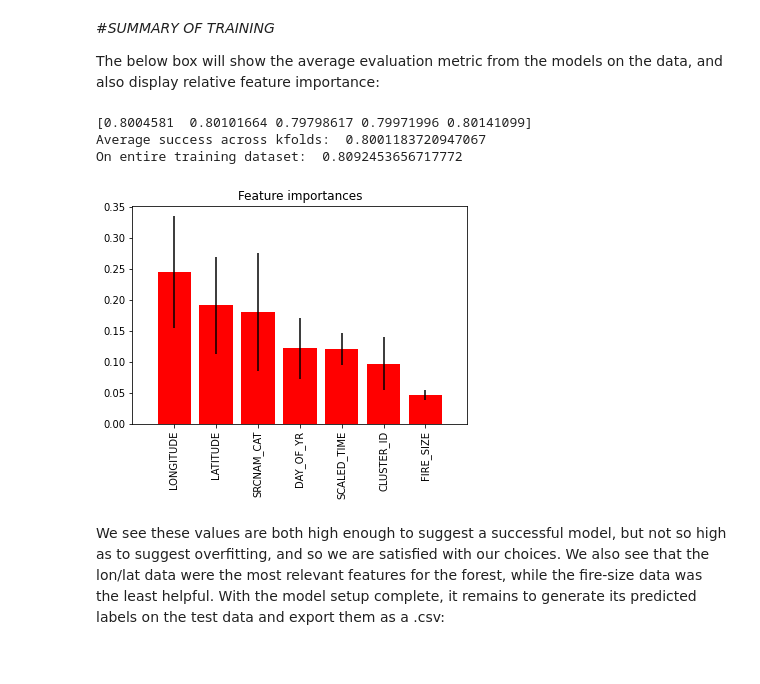
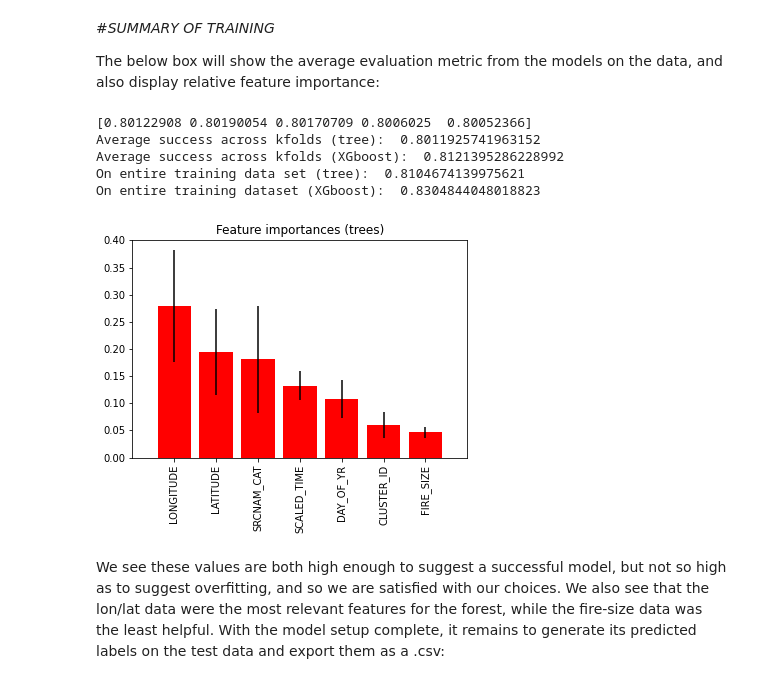
Before and after one commit to kimtaeho07/CS155-MP1, a Jupyter notebook: CS155Miniproject_Colab_DEMO.ipynb, the cells around one changed output. Cells and saved outputs as stored; diff of their text form; code cells hidden in the pictures.

Commit message:
Updated demo to include xgboost

```diff
--- a/CS155Miniproject_Colab_DEMO.ipynb
+++ b/CS155Miniproject_Colab_DEMO.ipynb
@@ -279,28 +297,34 @@ With the training of the models complete, we can look to:
 The below box will show the average evaluation metric from the models on the data, and also display relative feature importance:
 # %%
 #Summarize training statistics
-print(results)
-print("Average success across kfolds: ", np.average(results))
-print("On entire training dataset: ", evalmetric(input_data['LABEL'].values, clf.predict_proba(input), multi_class = "ovr"))
+print(results_tree)
+print("Average success across kfolds (tree): ", np.average(results_tree))
+print("Average success across kfolds (XGboost): ", np.average(results_xg))
+print("On entire training data set (tree): ", evalmetric(input_data['LABEL'].values,
+                                                        clf_tree.predict_proba(input), multi_class = "ovr"))
+print("On entire training dataset (XGboost): ", evalmetric(input_data['LABEL'].values,
+                                                 clf_xg.predict_proba(input), multi_class = "ovr"))
 
 
 #Plot tree feature importance
-importances = clf.feature_importances_
-std = np.std([tree.feature_importances_ for tree in clf.estimators_],
+importances_tree = clf_tree.feature_importances_
+std = np.std([tree.feature_importances_ for tree in clf_tree.estimators_],
              axis=0)
-indices = np.argsort(importances)[::-1]
+indices = np.argsort(importances_tree)[::-1]
 plt.figure()
-plt.title("Feature importances")
-plt.bar(input.columns[indices], importances[indices],
+plt.title("Feature importances (trees)")
+plt.bar(input.columns[indices], importances_tree[indices],
         color="r", yerr=std[indices], align="center")
 plt.xticks(input.columns[indices], rotation = "vertical")
 plt.xlim([-1, input.shape[1]])
 plt.show()
 # %% [output]
-[0.8004581  0.80101664 0.79798617 0.79971996 0.80141099]
-Average success across kfolds:  0.8001183720947067
-On entire training dataset:  0.8092453656717772
+[0.80122908 0.80190054 0.80170709 0.8006025  0.80052366]
+Average success across kfolds (tree):  0.8011925741963152
+Average success across kfolds (XGboost):  0.8121395286228992
+On entire training data set (tree):  0.8104674139975621
+On entire training dataset (XGboost):  0.8304844048018823
-[figure, old version]
+[figure, new version]
 # %% [markdown]
 We see these values are both high enough to suggest a successful model, but not so high as to suggest overfitting, and so we are satisfied with our choices. We also see that the lon/lat data were the most relevant features for the forest, while the fire-size data was the least helpful. With the model setup complete, it remains to generate its predicted labels on the test data and export them as a .csv:
 # %% [markdown]
```
Also changed, not shown: parts of 4 cells of this notebook.
